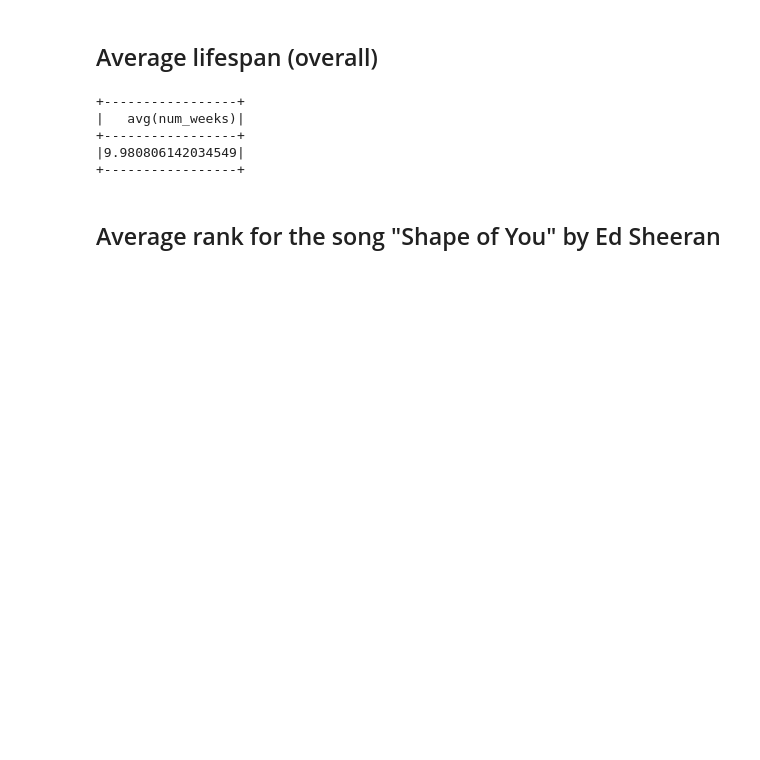
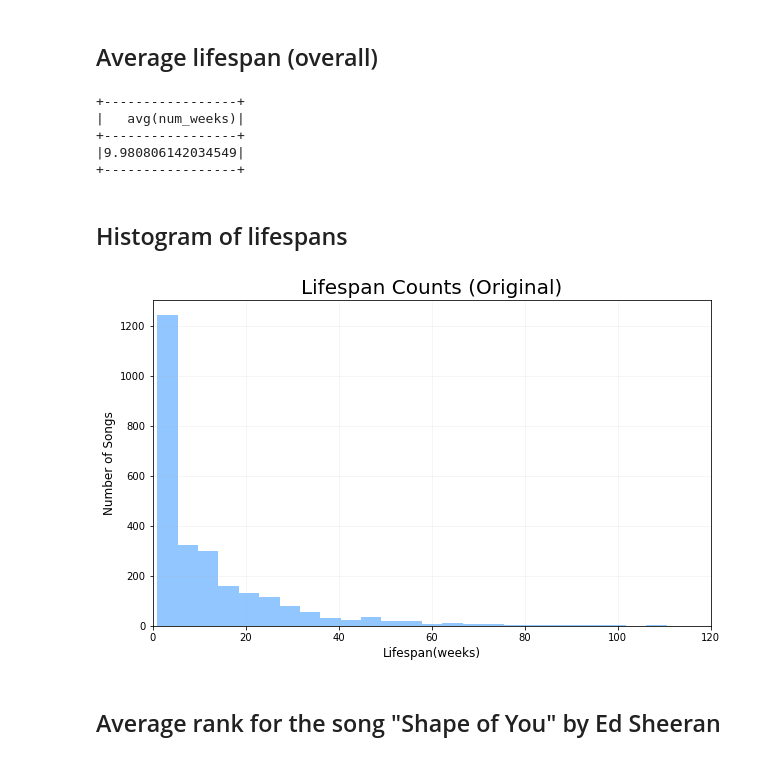
Before and after one commit to virsagothethird/UK-Top-100-Songs, a Jupyter notebook: uk100-Copy2.ipynb, the cells around one changed output. Cells and saved outputs as stored; diff of their text form; code cells hidden in the pictures; blank space fills up the shorter version.

Commit message:
added new graph, readme

```diff
--- a/uk100-Copy2.ipynb
+++ b/uk100-Copy2.ipynb
@@ -272,6 +245,27 @@ spark.sql('''
 +-----------------+
 |9.980806142034549|
 +-----------------+
+# %% [markdown]
+## Histogram of lifespans
+# %%
+lifespan_count = spark.sql('''
+            SELECT artist, title, MAX(weeks_on_chart) as num_weeks
+            FROM test
+            GROUP BY artist, title''')
+# %%
+lifespan_count = lifespan_count.rdd.map(lambda row: row.num_weeks).collect()
+# %%
+fig, ax = plt.subplots(figsize=(10,6))
+ax.hist(lifespan_count, bins=50)
+ax.set_xlim(0, 120)
+
+ax.set_title("Lifespan Counts (Original)", fontsize=20)
+ax.set_ylabel("Number of Songs", fontsize=12)
+ax.set_xlabel("Lifespan(weeks)", fontsize=12)
+ax.grid(alpha=0.15)
+plt.savefig("img/Lifespan_counts_original.png")
+# %% [output]
+[figure, added]
 # %% [markdown]
 ## Average rank for the song "Shape of You" by Ed Sheeran
 # %%
```
Also changed, not shown: parts of 17 cells of this notebook, 6 other files.
